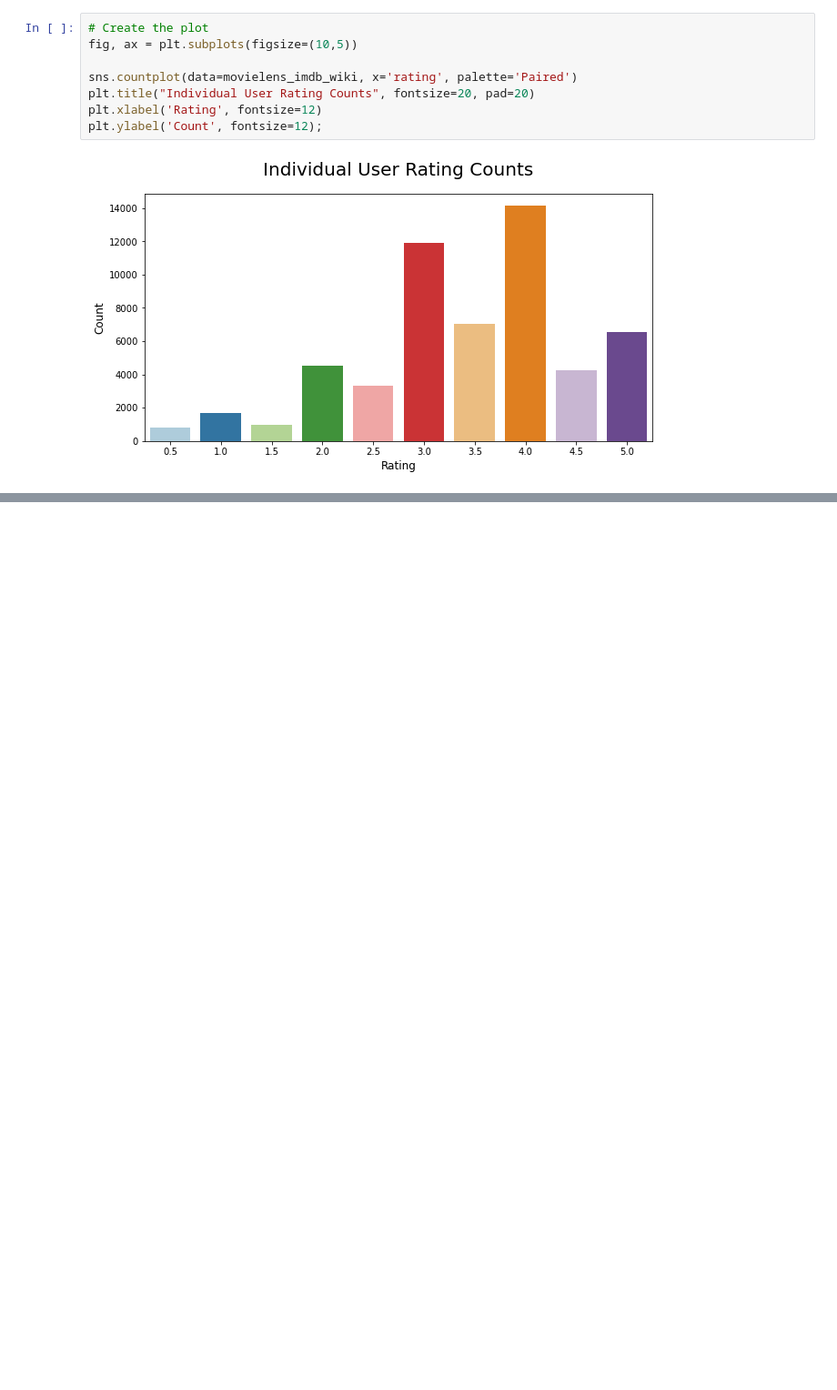
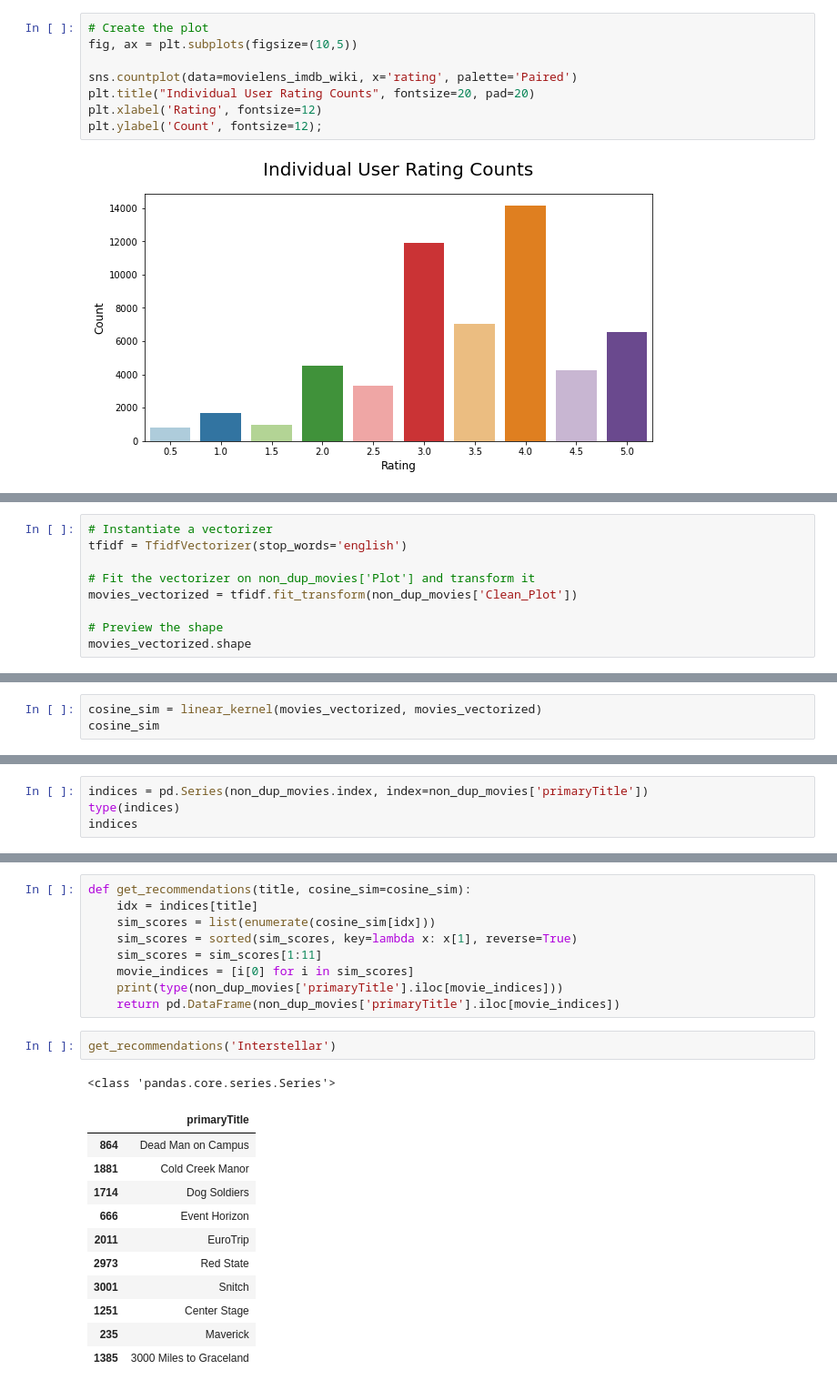
Before and after one commit to kevgross89/Apple-TV-Movie-Recommendation-Engine, a Jupyter notebook: What To Watch - Movie Recommendation Engine.ipynb, the cells around one changed output, grey strips where cells are left out. Shown at 91% size. Drawn from its saved outputs; the diff is of its cells as text; blank space fills up the shorter version.

```diff
--- a/What To Watch - Movie Recommendation Engine.ipynb
+++ b/What To Watch - Movie Recommendation Engine.ipynb
@@ -727,0 +753,9 @@ Looking at our `movielens_imdb_wiki` dataframe, we can see that our ratings
+# %%
+# Instantiate a vectorizer
+tfidf = TfidfVectorizer(stop_words='english')
+
+# Fit the vectorizer on non_dup_movies['Plot'] and transform it
+movies_vectorized = tfidf.fit_transform(non_dup_movies['Clean_Plot'])
+
+# Preview the shape
+movies_vectorized.shape
@@ -727,0 +764,3 @@ Looking at our `movielens_imdb_wiki` dataframe, we can see that our ratings
+# %%
+cosine_sim = linear_kernel(movies_vectorized, movies_vectorized)
+cosine_sim
@@ -727,0 +781,4 @@ Looking at our `movielens_imdb_wiki` dataframe, we can see that our ratings
+# %%
+indices = pd.Series(non_dup_movies.index, index=non_dup_movies['primaryTitle'])
+type(indices)
+indices
@@ -727,0 +799,24 @@ Looking at our `movielens_imdb_wiki` dataframe, we can see that our ratings
+# %%
+def get_recommendations(title, cosine_sim=cosine_sim):
+    idx = indices[title]
+    sim_scores = list(enumerate(cosine_sim[idx]))
+    sim_scores = sorted(sim_scores, key=lambda x: x[1], reverse=True)
+    sim_scores = sim_scores[1:11]
+    movie_indices = [i[0] for i in sim_scores]
+    print(type(non_dup_movies['primaryTitle'].iloc[movie_indices]))
+    return pd.DataFrame(non_dup_movies['primaryTitle'].iloc[movie_indices])
+# %%
+get_recommendations('Interstellar')
+# %% [output]
+<class 'pandas.core.series.Series'>
+|  | primaryTitle |
+| 864 | Dead Man on Campus |
+| 1881 | Cold Creek Manor |
+| 1714 | Dog Soldiers |
+| 666 | Event Horizon |
+| 2011 | EuroTrip |
+| 2973 | Red State |
+| 3001 | Snitch |
+| 1251 | Center Stage |
+| 235 | Maverick |
+| 1385 | 3000 Miles to Graceland |
```
Also changed, not shown: parts of 20 cells of this notebook.
